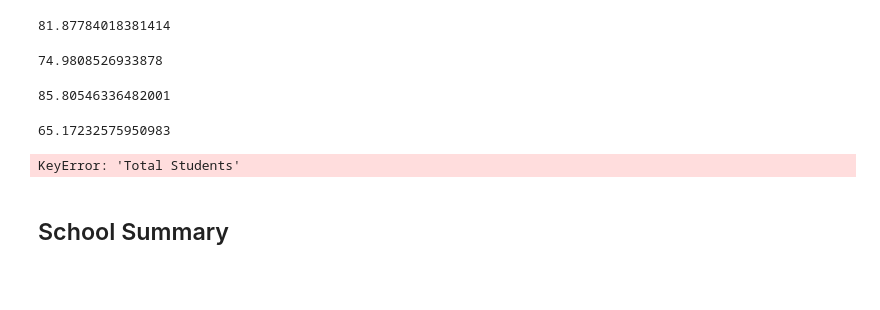
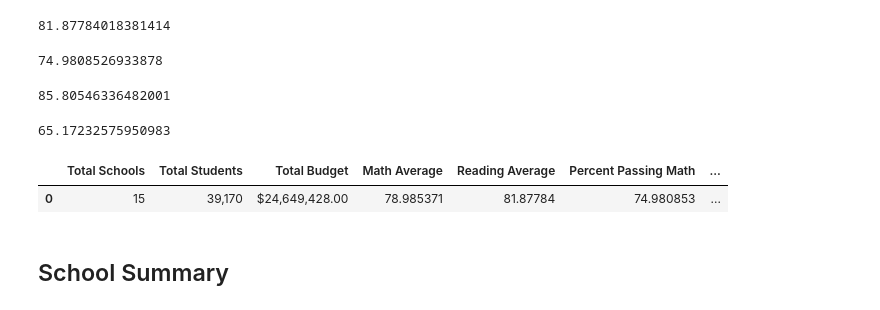
Before and after one commit to darren-coder/pandas-challenge, a Jupyter notebook: PyCitySchools_starter.ipynb, the cells around one changed output. Drawn from its saved outputs; the diff is of its cells as text; code cells hidden in the pictures; blank space fills up the shorter version.

```diff
--- a/PyCitySchools_starter.ipynb
+++ b/PyCitySchools_starter.ipynb
@@ -106,17 +104,22 @@ overall_passing_rate
 65.17232575950983
 # %%
 # Create a high-level snapshot of the district's key metrics in a DataFrame
-district_summary = pd.DataFrame([school_count, student_count, total_budget, average_math_score, average_reading_score, passing_math_percentage,
-                                 passing_reading_percentage, overall_passing_rate])
+district_summary = pd.DataFrame({"Total Schools": [school_count], "Total Students": [student_count],
+                                 "Total Budget": [total_budget], "Math Average": [average_math_score],
+                                  "Reading Average": [average_reading_score], "Percent Passing Math": [passing_math_percentage],
+                                 "Percent Passing Reading": [passing_reading_percentage], "Overall Passing Rate": [overall_passing_rate]})
 
 # Formatting
 district_summary["Total Students"] = district_summary["Total Students"].map("{:,}".format)
 district_summary["Total Budget"] = district_summary["Total Budget"].map("${:,.2f}".format)
 
+
+
 # Display the DataFrame
 district_summary
 # %% [output]
-KeyError: 'Total Students'
+|  | Total Schools | Total Students | Total Budget | Math Average | Reading Average | Percent Passing Math | ... |
+| 0 | 15 | 39,170 | $24,649,428.00 | 78.985371 | 81.87784 | 74.980853 | ... |
 # %% [markdown]
 ## School Summary
 # %%
```
Also changed, not shown: parts of 15 cells of this notebook.
